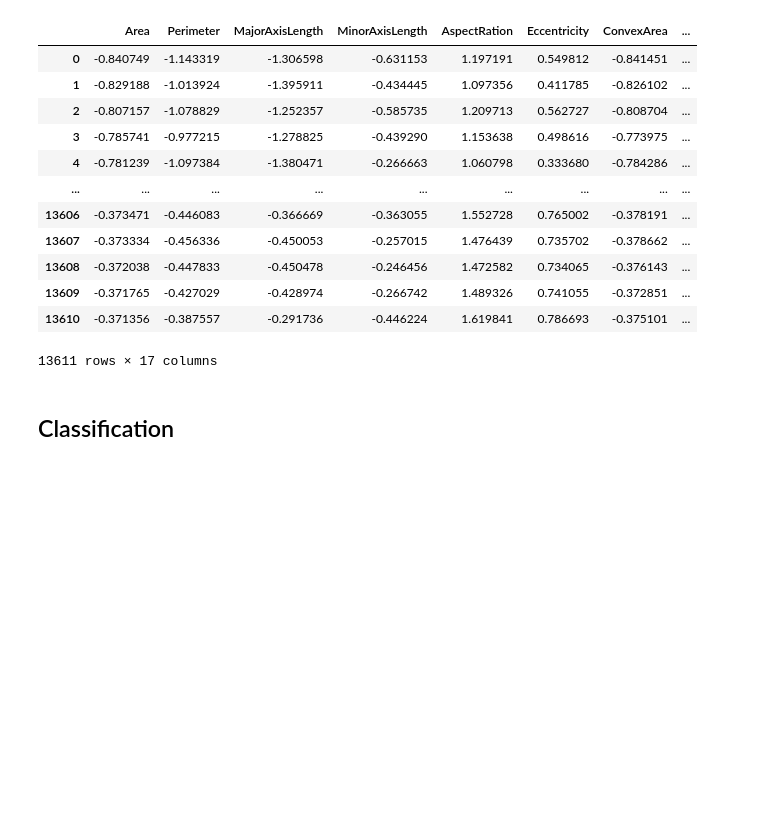
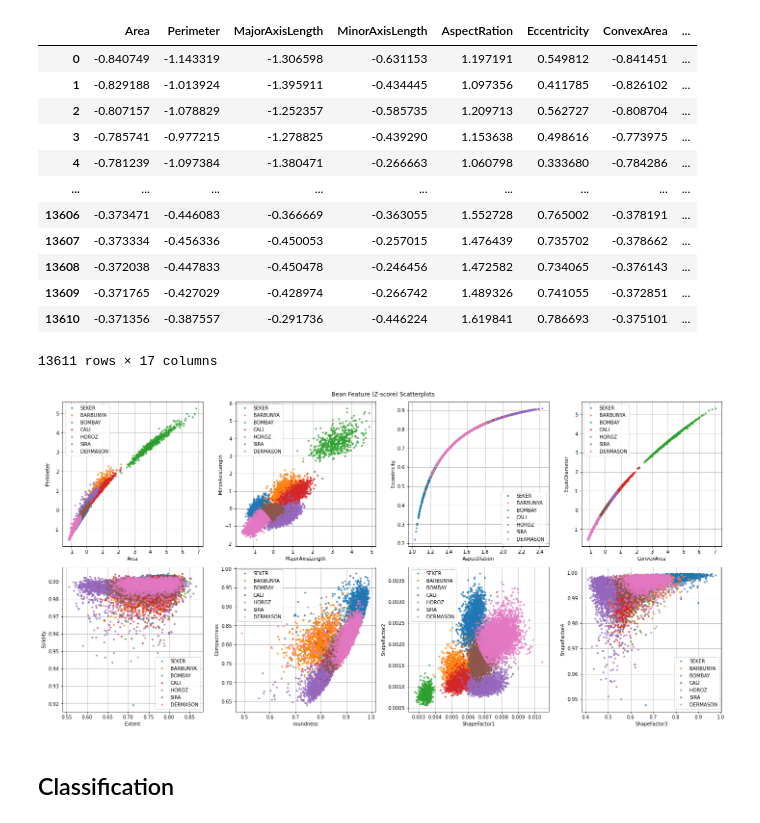
Before and after one commit to dougbrn/Towson, a Jupyter notebook: COSC757/assignment2/HW2_classification.ipynb, the cells around one changed output. Drawn from its saved outputs; the diff is of its cells as text; code cells hidden in the pictures; blank space fills up the shorter version.

Commit message:
verify zscore

```diff
--- a/COSC757/assignment2/HW2_classification.ipynb
+++ b/COSC757/assignment2/HW2_classification.ipynb
@@ -164,6 +164,31 @@ zscore_df
 | 13609 | -0.371765 | -0.427029 | -0.428974 | -0.266742 | 1.489326 | 0.741055 | -0.372851 | ... |
 | 13610 | -0.371356 | -0.387557 | -0.291736 | -0.446224 | 1.619841 | 0.786693 | -0.375101 | ... |
 13611 rows × 17 columns
+# %%
+#See the distribution of each bean type for all features
+
+fig, ax = plt.subplots(2,4,figsize=(20,10))
+
+beans = zscore_df['Class'].unique()
+grouped_df = zscore_df.groupby('Class')
+
+count=0
+for i, col in enumerate(ax):
+    for j, row in enumerate(col):
+        for bean in beans:
+            group_df = grouped_df.get_group(bean)
+            comp = (bean_df.columns[count],bean_df.columns[count+1])
+            #print(comp)
+            row.plot(group_df[comp[0]],group_df[comp[1]],'.',label=bean,alpha=0.7)
+        count+=2
+        row.legend()
+        row.grid()
+        row.set_xlabel(comp[0])
+        row.set_ylabel(comp[1])
+fig.suptitle('Bean Feature (Z-score) Scatterplots')
+plt.tight_layout()
+# %% [output]
+[figure, added]
 # %% [markdown]
 ## Classification
 # %% [markdown]
```
